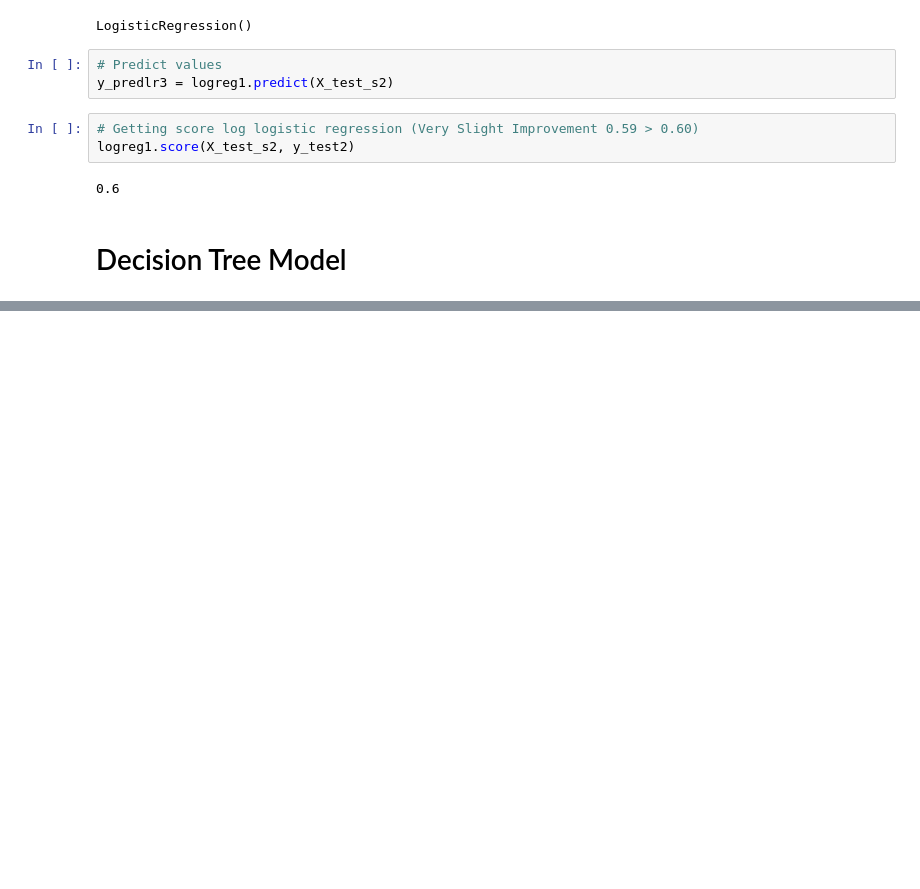
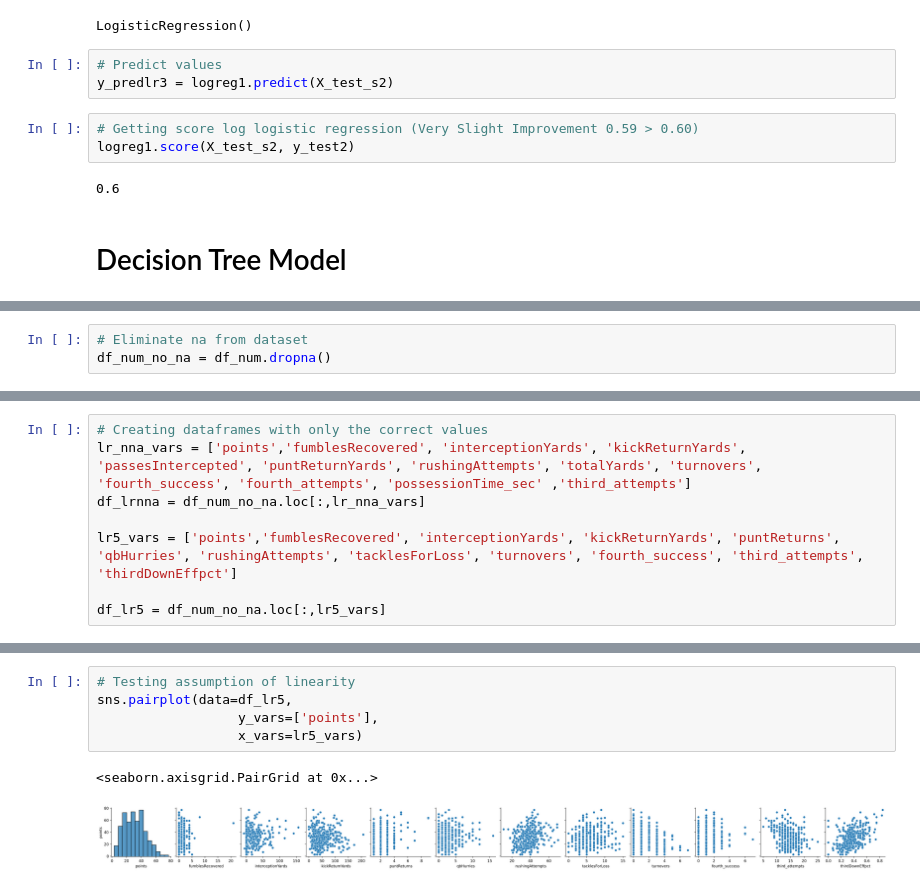
Before and after one commit to wjurden/college-football-project, a Jupyter notebook: code/deep_dives/team_game_stats_deepdive.ipynb, the cells around one changed output, grey strips where cells are left out. Cells and saved outputs as stored; diff of their text form; blank space fills up the shorter version.

```diff
--- a/code/deep_dives/team_game_stats_deepdive.ipynb
+++ b/code/deep_dives/team_game_stats_deepdive.ipynb
@@ -446,0 +451,3 @@ df.sort_values(by='game_id')
+# %%
+# Eliminate na from dataset
+df_num_no_na = df_num.dropna()
@@ -446,0 +764,8 @@ df.sort_values(by='game_id')
+# %%
+# Creating dataframes with only the correct values
+lr_nna_vars = ['points','fumblesRecovered', 'interceptionYards', 'kickReturnYards', 'passesIntercepted', 'puntReturnYards', 'rushingAttempts', 'totalYards', 'turnovers', 'fourth_success', 'fourth_attempts', 'possessionTime_sec' ,'third_attempts']
+df_lrnna = df_num_no_na.loc[:,lr_nna_vars]
+
+lr5_vars = ['points','fumblesRecovered', 'interceptionYards', 'kickReturnYards', 'puntReturns', 'qbHurries', 'rushingAttempts', 'tacklesForLoss', 'turnovers', 'fourth_success', 'third_attempts', 'thirdDownEffpct']
+
+df_lr5 = df_num_no_na.loc[:,lr5_vars]
@@ -446,0 +788,8 @@ df.sort_values(by='game_id')
+# %%
+# Testing assumption of linearity
+sns.pairplot(data=df_lr5,
+                  y_vars=['points'],
+                  x_vars=lr5_vars)
+# %% [output]
+<seaborn.axisgrid.PairGrid at 0x...>
+[figure, added]
```
Also changed, not shown: parts of 43 cells of this notebook.
